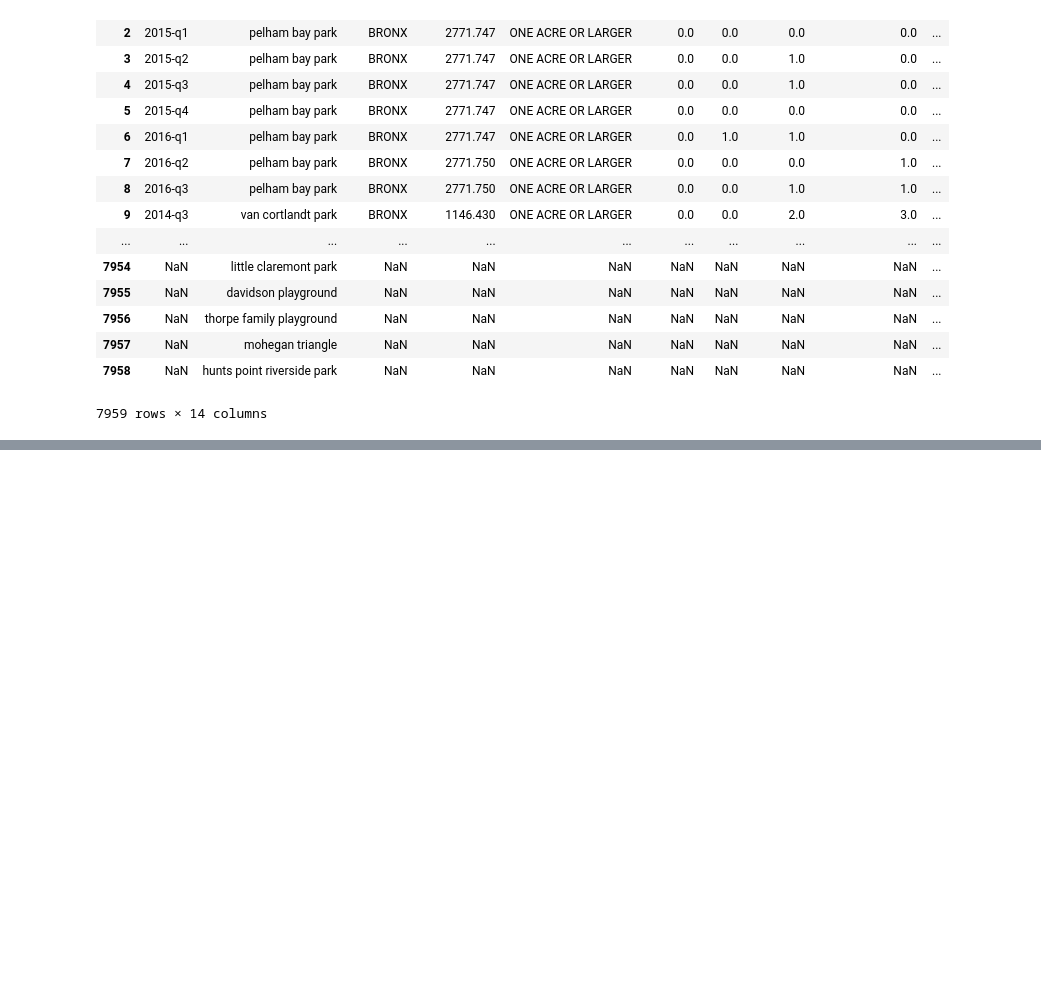
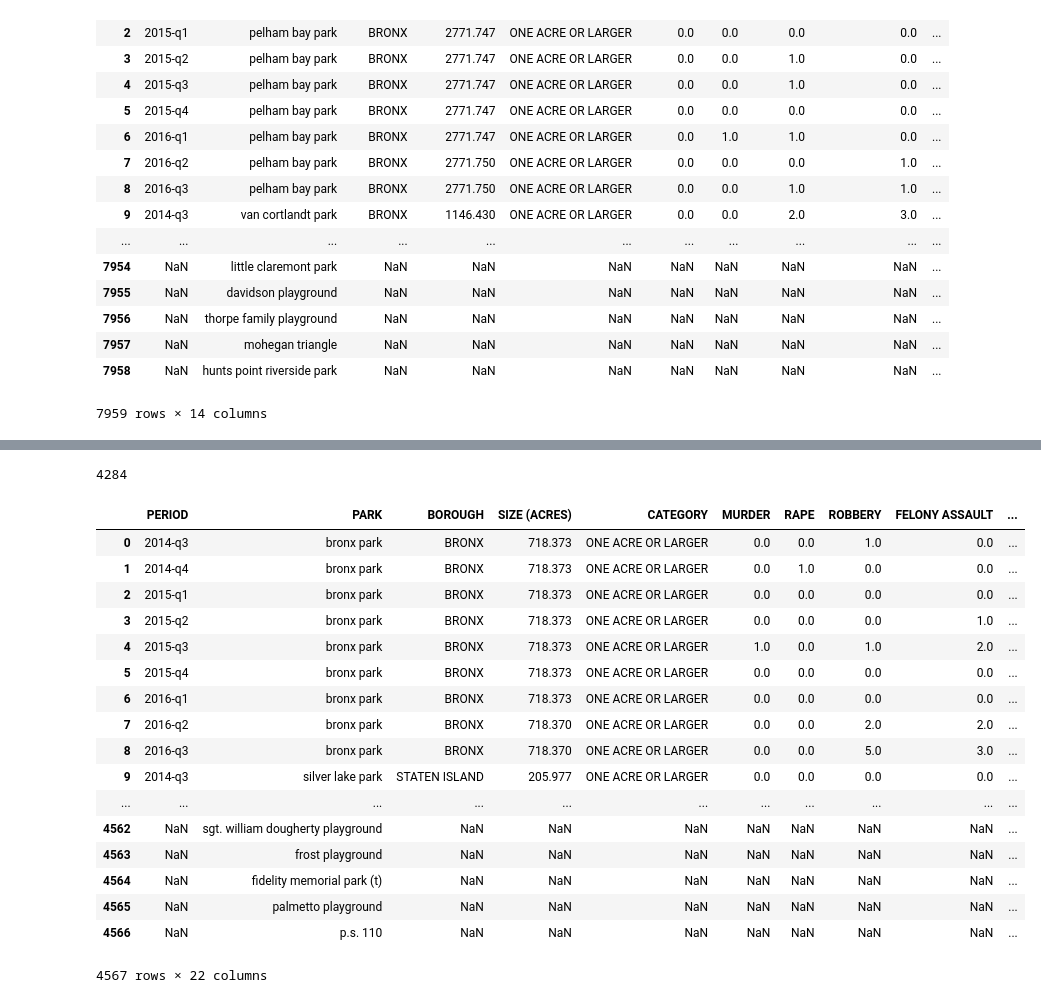
Before and after one commit to yuanviola/NYC_park_crime_prediction, a Jupyter notebook: data cleaning code/merge features.ipynb, the cells around one changed output, grey strips where cells are left out. Cells and saved outputs as stored; diff of their text form; code cells hidden in the pictures; blank space fills up the shorter version.

```diff
--- a/data cleaning code/merge features.ipynb
+++ b/data cleaning code/merge features.ipynb
@@ -83,0 +121,27 @@ complaints.merge(demo,on='PARK',how='outer')
+# %%
+business= business.rename(columns= {"bus_act_count":"business"})
+# %%
+len(crime_311_income_score_pubh)
+# %% [output]
+4284
+# %%
+crime_311_income_score_pubh.merge(business,on='PARK',how= 'outer')
+# %% [output]
+|  | PERIOD | PARK | BOROUGH | SIZE (ACRES) | CATEGORY | MURDER | RAPE | ROBBERY | FELONY ASSAULT | ... |
+| 0 | 2014-q3 | bronx park | BRONX | 718.373 | ONE ACRE OR LARGER | 0.0 | 0.0 | 1.0 | 0.0 | ... |
+| 1 | 2014-q4 | bronx park | BRONX | 718.373 | ONE ACRE OR LARGER | 0.0 | 1.0 | 0.0 | 0.0 | ... |
+| 2 | 2015-q1 | bronx park | BRONX | 718.373 | ONE ACRE OR LARGER | 0.0 | 0.0 | 0.0 | 0.0 | ... |
+| 3 | 2015-q2 | bronx park | BRONX | 718.373 | ONE ACRE OR LARGER | 0.0 | 0.0 | 0.0 | 1.0 | ... |
+| 4 | 2015-q3 | bronx park | BRONX | 718.373 | ONE ACRE OR LARGER | 1.0 | 0.0 | 1.0 | 2.0 | ... |
+| 5 | 2015-q4 | bronx park | BRONX | 718.373 | ONE ACRE OR LARGER | 0.0 | 0.0 | 0.0 | 0.0 | ... |
+| 6 | 2016-q1 | bronx park | BRONX | 718.373 | ONE ACRE OR LARGER | 0.0 | 0.0 | 0.0 | 0.0 | ... |
+| 7 | 2016-q2 | bronx park | BRONX | 718.370 | ONE ACRE OR LARGER | 0.0 | 0.0 | 2.0 | 2.0 | ... |
+| 8 | 2016-q3 | bronx park | BRONX | 718.370 | ONE ACRE OR LARGER | 0.0 | 0.0 | 5.0 | 3.0 | ... |
+| 9 | 2014-q3 | silver lake park | STATEN ISLAND | 205.977 | ONE ACRE OR LARGER | 0.0 | 0.0 | 0.0 | 0.0 | ... |
+| ... | ... | ... | ... | ... | ... | ... | ... | ... | ... | ... |
+| 4562 | NaN | sgt. william dougherty playground | NaN | NaN | NaN | NaN | NaN | NaN | NaN | ... |
+| 4563 | NaN | frost playground | NaN | NaN | NaN | NaN | NaN | NaN | NaN | ... |
+| 4564 | NaN | fidelity memorial park (t) | NaN | NaN | NaN | NaN | NaN | NaN | NaN | ... |
+| 4565 | NaN | palmetto playground | NaN | NaN | NaN | NaN | NaN | NaN | NaN | ... |
+| 4566 | NaN | p.s. 110 | NaN | NaN | NaN | NaN | NaN | NaN | NaN | ... |
+4567 rows × 22 columns
```
Also changed, not shown: parts of 14 cells of this notebook, 2 other files.
